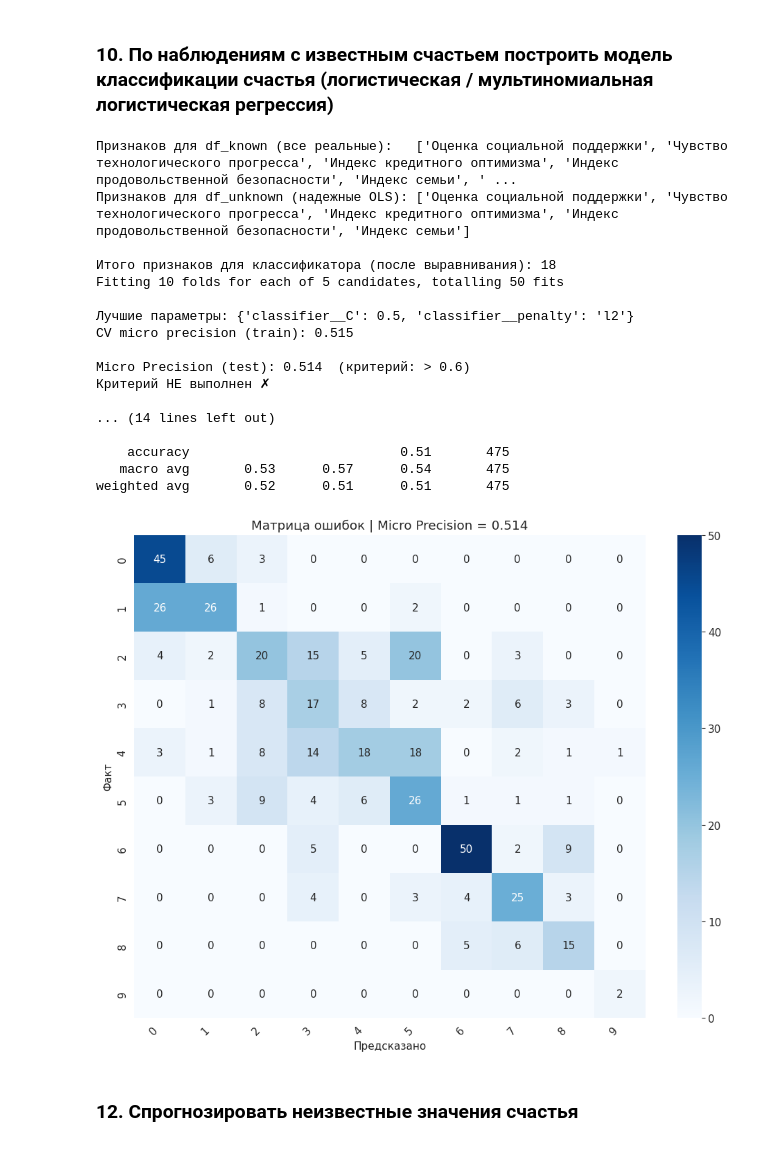
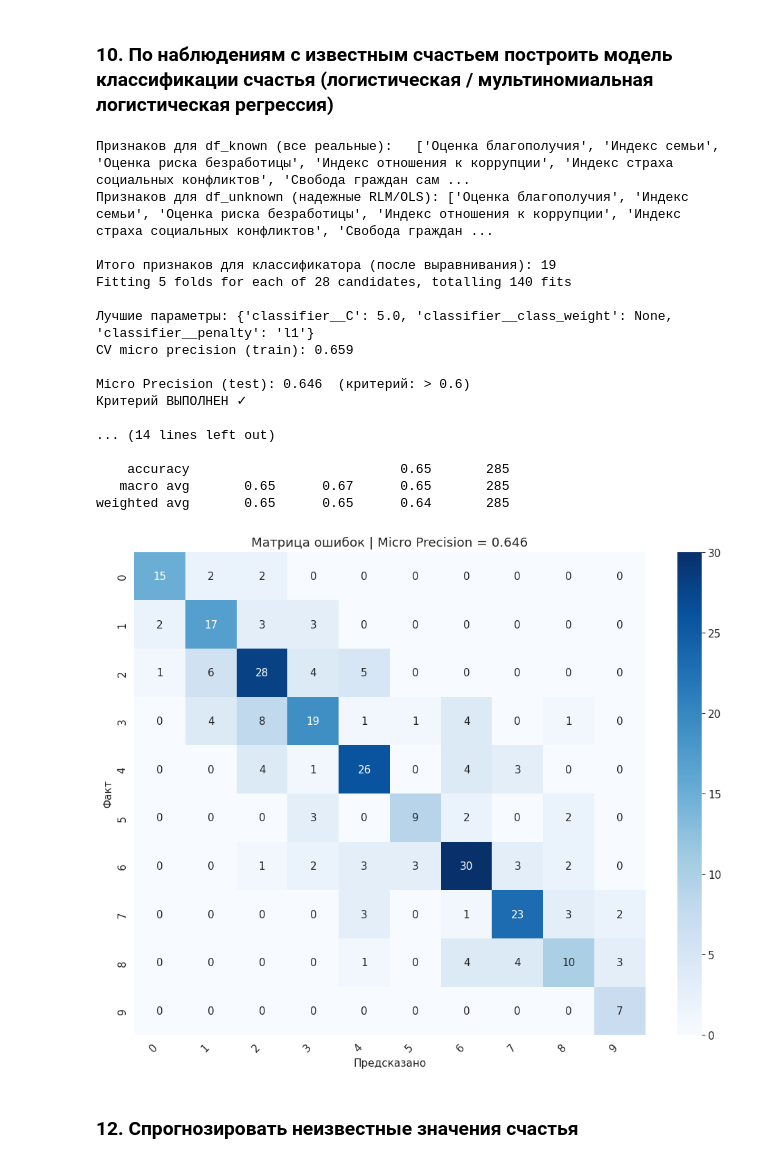
Before and after one commit to mhallan2/latex-labs, a Jupyter notebook: lab02/main.ipynb, the cells around one changed output. Cells and saved outputs as stored; diff of their text form; code cells hidden in the pictures.

```diff
--- a/lab02/main.ipynb
+++ b/lab02/main.ipynb
@@ -36,7 +36,7 @@ sns.set_style("whitegrid")
 ### 1. Получить файл варианта с данными
 # %%
 DATA_PATH = "Вар_42_Б24-215_Гаганидзе_Лаба2_студент.xlsx"
-#DATA_PATH = "Вар_46_Б24-215_Кузьмина_Лаба2_студент.xlsx"
+DATA_PATH = "Вар_51_Б24-215_Чугреев_Лаба2_студент.xlsx"
 df_raw = pd.read_excel(DATA_PATH)
 print(f"Размер: {df_raw.shape}")
 # print(f"Колонки:\n {"\n".join(list(df_raw.columns))}")
@@ -124,7 +124,7 @@ SIGNIFICANCE_THRESHOLD = 0.1  # порог |ρ| для отбора призна
 VIF_THRESHOLD = 5.0
 PVALUE_THRESHOLD = 0.05
 RHO_THRESHOLD = 0.2
-R2_THRESHOLD = 0.45
+R2_THRESHOLD = 0.15
 DELTA_THRESHOLD = 0.04
 BETA_THRESHOLD = 0.1
 # %% [markdown]
@@ -274,8 +274,8 @@ plt.show()
 # 1. ЕДИНЫЙ СПЛИТ ДАННЫХ ДЛЯ ВСЕЙ ЛАБОРАТОРНОЙ
 df_train, df_test = train_test_split(
     df_known,
-    test_size=0.25,
-    random_state=42,
+    test_size=0.15,
+    random_state=425,
     stratify=df_known["rank"]
 )
 
@@ -765,31 +803,42 @@ for target_col in selected_state:
     print(f"Признак '{target_col}'")
     print(f"{'=' * 55}")
 
-    # Забираем уже обученные робастные модели (вместо переобучения обычного OLS)
+    # Забираем уже обученные робастные модели
     model_info = ols_state_models_full[target_col]
     model = model_info["model"]
     is_robust = model_info["is_robust"]
     r2_val = model_info["rsquared"]
+    cov_type_label = model_info.get("cov_type", "Unadjusted")
 
     ols_models[target_col] = {
         "model": model,
         "features": current_cols,
         "rsquared": r2_val,
-        "is_robust": is_robust
+        "is_robust": is_robust,
+        "cov_type": cov_type_label
     }
 
     dw = durbin_watson(model.resid)
 
+    # Вычисляем тест Шапиро-Уилка для остатков текущей модели
+    shapiro_stat, shapiro_p = stats.shapiro(model.resid)
+    if shapiro_p < PVALUE_THRESHOLD:
+        normality_verdict = f"НЕНОРМАЛЬНЫ (p-value = {shapiro_p:.5f} < {PVALUE_THRESHOLD})"
+    else:
+        normality_verdict = f"НОРМАЛЬНЫ (p-value = {shapiro_p:.5f} >= {PVALUE_THRESHOLD})"
+
     print(f"  Тип модели:       {'RLM (Штраф Хьюбера)' if is_robust else 'МНК (OLS)'}")
+    print(f"  Тип ковариации:   {cov_type_label}")
     print(f"  Псевдо-R²:        {r2_val:.3f}")
     print(f"  Durbin-Watson:    {dw:.3f}")
+    print(f"  Распределение остатков:   {normality_verdict}")
 
-    # Q-Q plot
+    # Q-Q plot и гистограмма
     fig, axes = plt.subplots(1, 2, figsize=(10, 3))
     sm.qqplot(model.resid, line="s", ax=axes[0])
-    axes[0].set_title(f"Q-Q: {target_col[:40]}")
+    axes[0].set_title(f"Q-Q: {target_col[:30]}")
     axes[1].hist(model.resid, bins=30, color="steelblue", edgecolor="white")
-    axes[1].set_title("Остатки")
+    axes[1].set_title("Гистограмма остатков")
     plt.tight_layout()
     plt.show()
 
@@ -958,26 +1028,24 @@ y_train_labels = y_train.values
 y_test_labels  = y_test.values
 
 cv = StratifiedKFold(n_splits=5, shuffle=True, random_state=42)
-
 pipe = Pipeline([
     ("scaler", StandardScaler()),
     ("classifier", LogisticRegression(
-        solver="lbfgs",
+        solver="saga",       # поддерживает и l1 и l2
         max_iter=5000,
-        random_state=100,
-        class_weight=None,  # Без искусственных весов для точности Micro Precision
+        random_state=42,
     )),
 ])
 
-# Расширяем сетку параметров для поиска оптимальной силы регуляризации
 param_grid = {
-    "classifier__C":            [0.1, 0.5, 1.0, 5.0, 10.0, 50.0, 100.0],
-    "classifier__penalty":      ["l2"],
+    "classifier__C":            [0.01, 0.05, 0.1, 0.5, 1.0, 5.0, 10.0],
+    "classifier__penalty":      ["l1", "l2"],
+    "classifier__class_weight": [None, "balanced"],
 }
 
 grid_search = GridSearchCV(
     pipe, param_grid,
-    cv=cv,
+    cv=StratifiedKFold(n_splits=5, shuffle=True, random_state=42),
     scoring="precision_micro",
     n_jobs=-1,
     verbose=1,
@@ -1007,45 +1075,45 @@ print(
         labels=actual_test_classes,
         zero_division=0,
     )
 )
 
 # Визуализация матрицы ошибок
 cm = confusion_matrix(y_test_labels, y_pred_labels, labels=actual_test_classes)
 fig, ax = plt.subplots(figsize=(10, 8))
 sns.heatmap(
     cm,
     annot=True,
     fmt="d",
     cmap="Blues",
     xticklabels=actual_test_classes,
     yticklabels=actual_test_classes,
     ax=ax,
 )
 ax.set_xlabel("Предсказано")
 ax.set_ylabel("Факт")
 ax.set_title(f"Матрица ошибок | Micro Precision = {micro_prec:.3f}")
 plt.xticks(rotation=45, ha="right")
 plt.tight_layout()
 plt.show()
 # %% [output]
-Признаков для df_known (все реальные):   ['Оценка социальной поддержки', 'Чувство технологического прогресса', 'Индекс кредитного оптимизма', 'Индекс продовольственной безопасности', 'Индекс семьи', ' ...
-Признаков для df_unknown (надежные OLS): ['Оценка социальной поддержки', 'Чувство технологического прогресса', 'Индекс кредитного оптимизма', 'Индекс продовольственной безопасности', 'Индекс семьи']
+Признаков для df_known (все реальные):   ['Оценка благополучия', 'Индекс семьи', 'Оценка риска безработицы', 'Индекс отношения к коррупции', 'Индекс страха социальных конфликтов', 'Свобода граждан сам ...
+Признаков для df_unknown (надежные RLM/OLS): ['Оценка благополучия', 'Индекс семьи', 'Оценка риска безработицы', 'Индекс отношения к коррупции', 'Индекс страха социальных конфликтов', 'Свобода граждан ...
 
-Итого признаков для классификатора (после выравнивания): 18
-Fitting 10 folds for each of 5 candidates, totalling 50 fits
+Итого признаков для классификатора (после выравнивания): 19
+Fitting 5 folds for each of 28 candidates, totalling 140 fits
 
-Лучшие параметры: {'classifier__C': 0.5, 'classifier__penalty': 'l2'}
-CV micro precision (train): 0.515
+Лучшие параметры: {'classifier__C': 5.0, 'classifier__class_weight': None, 'classifier__penalty': 'l1'}
+CV micro precision (train): 0.659
 
-Micro Precision (test): 0.514  (критерий: > 0.6)
-Критерий НЕ выполнен ✗
+Micro Precision (test): 0.646  (критерий: > 0.6)
+Критерий ВЫПОЛНЕН ✓
 
 ... (14 lines left out)
 
-    accuracy                           0.51       475
-   macro avg       0.53      0.57      0.54       475
-weighted avg       0.52      0.51      0.51       475
+    accuracy                           0.65       285
+   macro avg       0.65      0.67      0.65       285
+weighted avg       0.65      0.65      0.64       285
-[figure, old version]
+[figure, new version]
 # %% [markdown]
 ### 12. Спрогнозировать неизвестные значения счастья
 # %%
```
Also changed, not shown: parts of 17 cells of this notebook.
